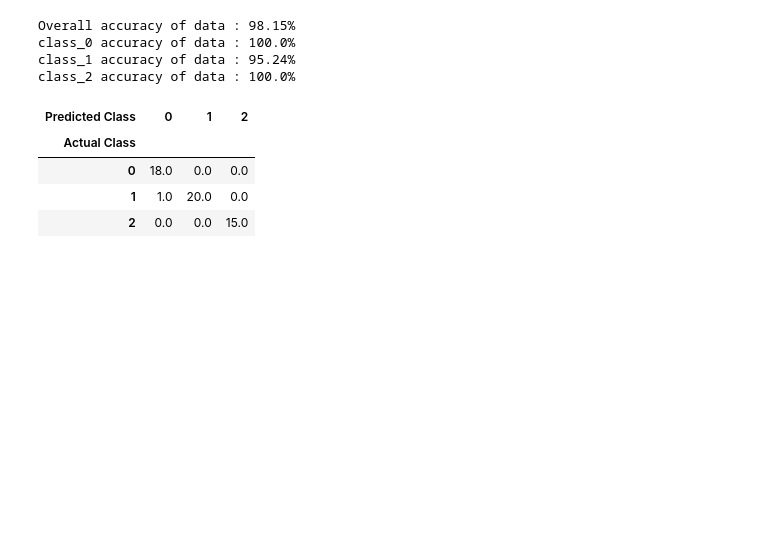
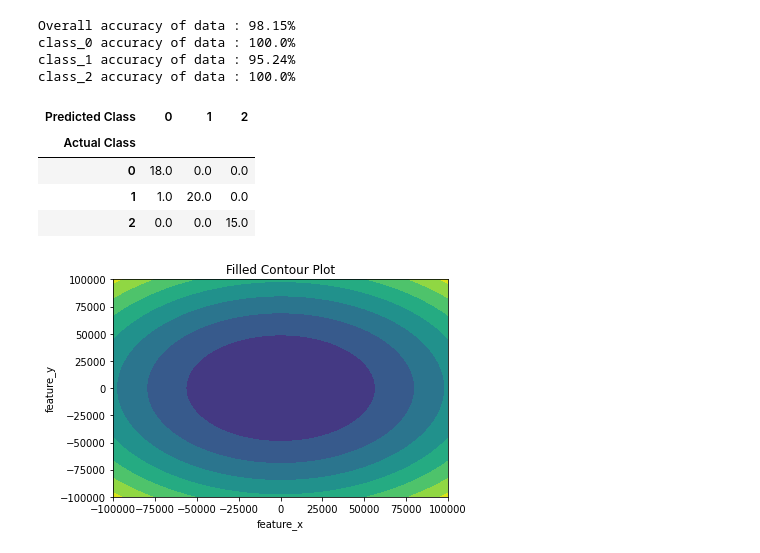
Before and after one commit to sagar9926/MTech_Atificial_Intelligence, a Jupyter notebook: ML1/ML_Assignment_2.ipynb, the cells around one changed output. Cells and saved outputs as stored; diff of their text form; code cells hidden in the pictures; blank space fills up the shorter version.

```diff
--- a/ML1/ML_Assignment_2.ipynb
+++ b/ML1/ML_Assignment_2.ipynb
@@ -393,3 +424,28 @@ model.confusion_matrix(y_test)
 | 0 | 18.0 | 0.0 | 0.0 |
 | 1 | 1.0 | 20.0 | 0.0 |
 | 2 | 0.0 | 0.0 | 15.0 |
+# %%
+# Implementation of matplotlib function
+import matplotlib.pyplot as plt
+import numpy as np
+
+feature_x = np.linspace(-100000.0, 100000.0, 7000)
+feature_y = np.linspace(-100000.0, 100000.0, 7000)
+
+# Creating 2-D grid of features
+[X, Y] = np.meshgrid(feature_x, feature_y)
+
+fig, ax = plt.subplots(1, 1)
+
+Z = ((X - 100) ** 2)/8 + ((Y-7) ** 2)/6 - 10
+
+# plots filled contour plot
+ax.contourf(X, Y, Z)
+
+ax.set_title('Filled Contour Plot')
+ax.set_xlabel('feature_x')
+ax.set_ylabel('feature_y')
+
+plt.show()
+# %% [output]
+[figure, added]
```
Also changed, not shown: parts of 2 cells of this notebook.
